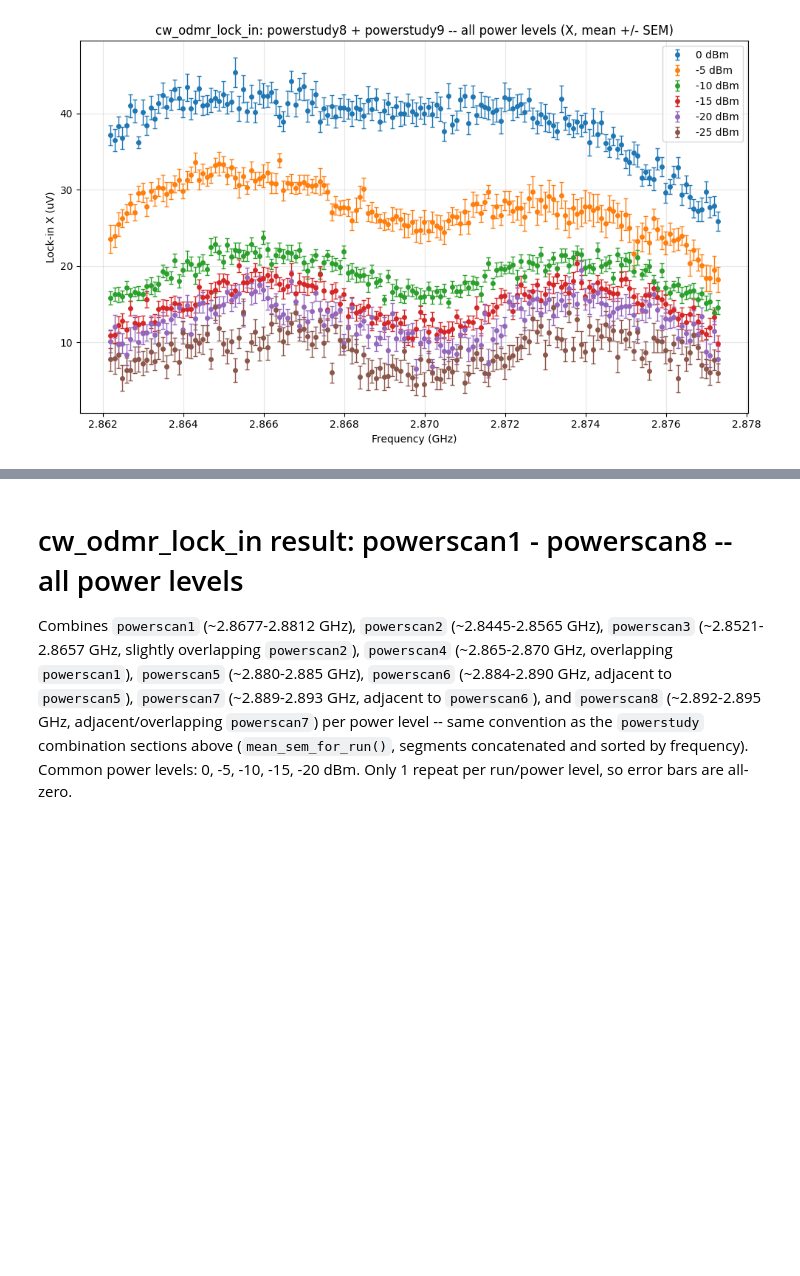
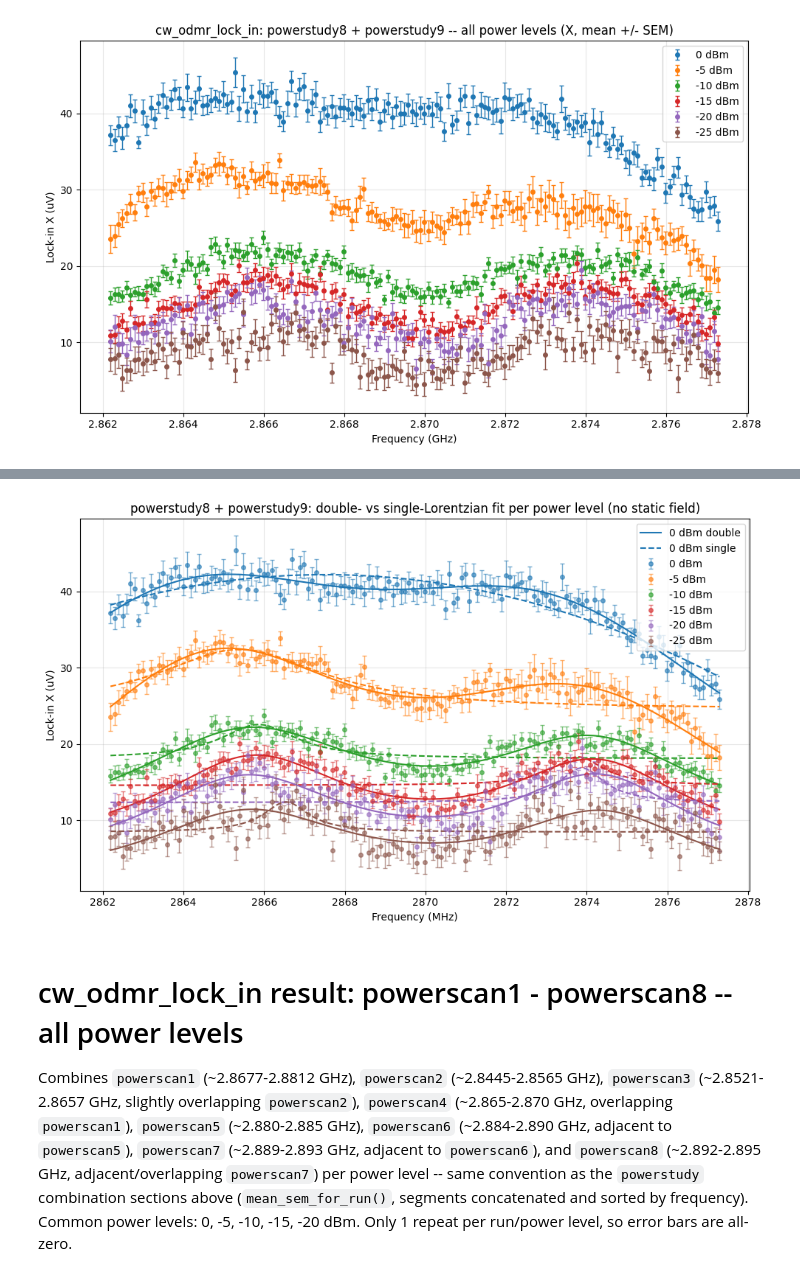
Before and after one commit to meimei2027/diamonds, a Jupyter notebook: experiment/cw_odmr_lock_in_result.ipynb, the cells around one changed output, grey strips where cells are left out. Cells and saved outputs as stored; diff of their text form; code cells hidden in the pictures; blank space fills up the shorter version.

```diff
--- a/experiment/cw_odmr_lock_in_result.ipynb
+++ b/experiment/cw_odmr_lock_in_result.ipynb
@@ -105,6 +105,13 @@ plt.tight_layout()
 plt.show()
 # %% [output]
 [figure]
+# %%
+ZOOM_RUN_NAMES = [n for n in RUN_NAMES if n != "scan5"]
+
+from scipy.optimize import curve_fit
+
+def lorentzian_dip(f, baseline, amplitude, center, fwhm):
+    return baseline - amplitude * (fwhm / 2) ** 2 / ((f - center) ** 2 + (fwhm / 2) ** 2)
 # %% [markdown]
 ## Combined fit: all scans except scan5, single Lorentzian
 
@@ -337,3 +454,31 @@ plt.show()
+# %%
+fig, ax = plt.subplots(figsize=(10, 6))
+
+for i, (label, d) in enumerate(power_stats_89.items()):
+    color = colors[i % len(colors)]
+    ax.errorbar(d["freqs_ghz"] * 1e3, d["x_mean"] * 1e6, yerr=d["x_sem"] * 1e6,
+                fmt="o", ms=4, capsize=2, lw=1, color=color, alpha=0.6, label=label)
+
+    if label in double_fits_89:
+        fr = double_fits_89[label]
+        f_fine = np.linspace(fr["freqs_mhz"].min(), fr["freqs_mhz"].max(), 600)
+        ax.plot(f_fine, double_lorentzian_dip(f_fine, *fr["popt"]), "-", color=color, lw=1.5,
+                label=f"{label} double" if i == 0 else None)
+    if label in single_fits_89:
+        fr = single_fits_89[label]
+        f_fine = np.linspace(fr["freqs_mhz"].min(), fr["freqs_mhz"].max(), 600)
+        ax.plot(f_fine, lorentzian_dip(f_fine, *fr["popt"]), "--", color=color, lw=1.5,
+                label=f"{label} single" if i == 0 else None)
+
+ax.set_xlabel("Frequency (MHz)")
+ax.set_ylabel("Lock-in X (uV)")
+ax.set_title("powerstudy8 + powerstudy9: double- vs single-Lorentzian fit per power level (no static field)")
+ax.legend()
+ax.grid(alpha=0.3)
+plt.tight_layout()
+plt.show()
+# %% [output]
+[figure, added]
 # %% [markdown]
 # cw_odmr_lock_in result: powerscan1 - powerscan8 -- all power levels
 
```
Also changed, not shown: parts of 22 cells of this notebook, 2 other files.
